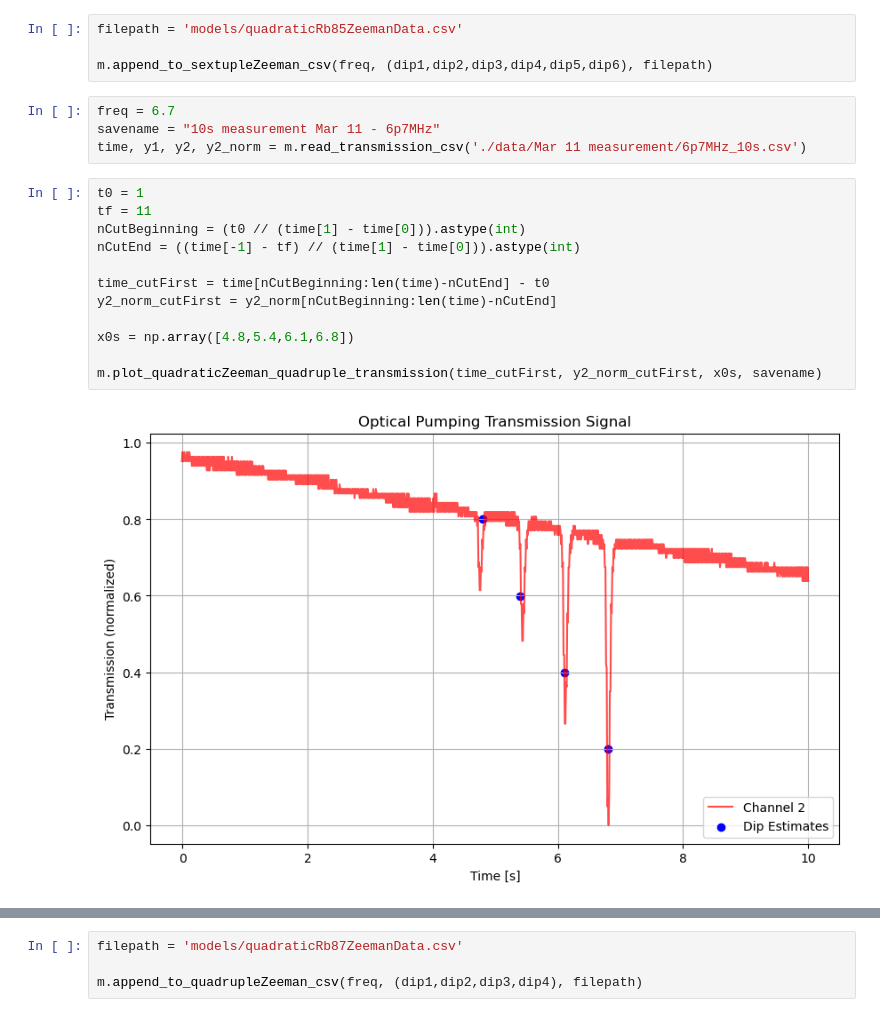
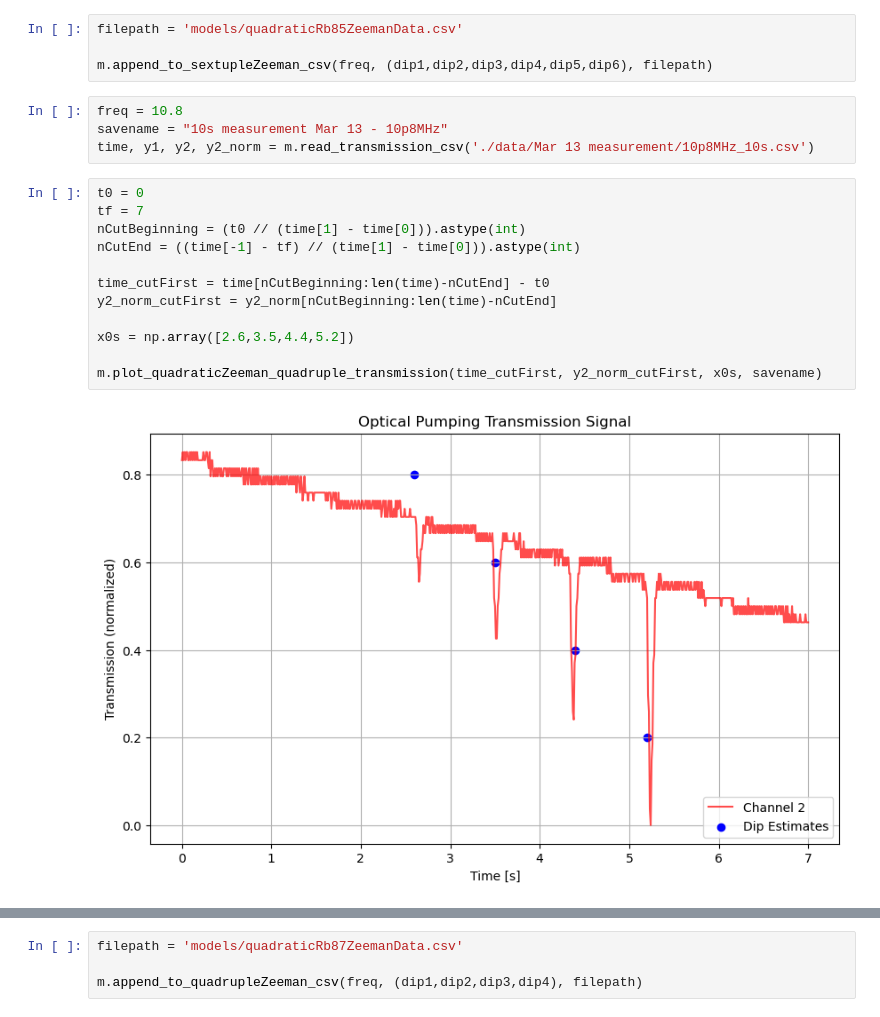
Before and after one commit to MarkZhit/PHYS409-Optical_Pumping, a Jupyter notebook: quadraticZeemanCollection.ipynb, the cells around one changed output, grey strips where cells are left out. Saved outputs shown, nothing was run; the diff lists cells and outputs as text.

```diff
--- a/quadraticZeemanCollection.ipynb
+++ b/quadraticZeemanCollection.ipynb
@@ -132,23 +132,23 @@ filepath = 'models/quadraticRb85ZeemanData.csv'
 
 m.append_to_sextupleZeeman_csv(freq, (dip1,dip2,dip3,dip4,dip5,dip6), filepath)
 # %%
-freq = 6.7
-savename = "10s measurement Mar 11 - 6p7MHz"
-time, y1, y2, y2_norm = m.read_transmission_csv('./data/Mar 11 measurement/6p7MHz_10s.csv')
+freq = 10.8
+savename = "10s measurement Mar 13 - 10p8MHz"
+time, y1, y2, y2_norm = m.read_transmission_csv('./data/Mar 13 measurement/10p8MHz_10s.csv')
 # %%
-t0 = 1
-tf = 11
+t0 = 0
+tf = 7
 nCutBeginning = (t0 // (time[1] - time[0])).astype(int)
 nCutEnd = ((time[-1] - tf) // (time[1] - time[0])).astype(int)
 
 time_cutFirst = time[nCutBeginning:len(time)-nCutEnd] - t0
 y2_norm_cutFirst = y2_norm[nCutBeginning:len(time)-nCutEnd]
 
-x0s = np.array([4.8,5.4,6.1,6.8])
+x0s = np.array([2.6,3.5,4.4,5.2])
 
 m.plot_quadraticZeeman_quadruple_transmission(time_cutFirst, y2_norm_cutFirst, x0s, savename)
 # %% [output]
-[figure, old version]
+[figure, new version]
 # %%
 #    (A, h1, g1, x0_1, h2, g2, x0_2,  h3, g3, x0_3):
 variables = ["A", "m", "h1", "g1", "x0_1", "h2", "g2", "x0_2",  "h3", "g3", "x0_3",  "h4", "g4", "x0_4"]
```
Also changed, not shown: parts of 8 cells of this notebook, 18 other files.
